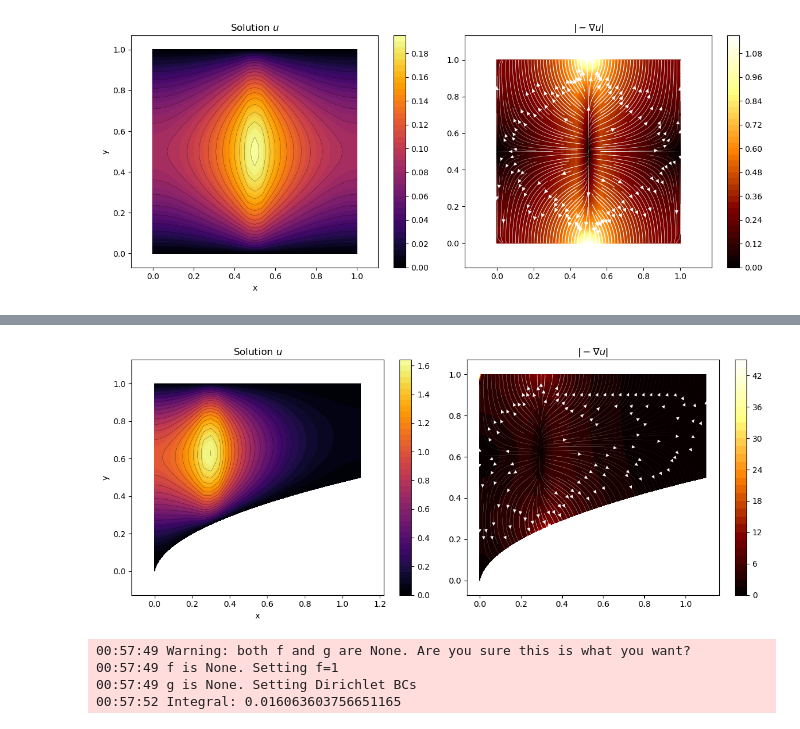
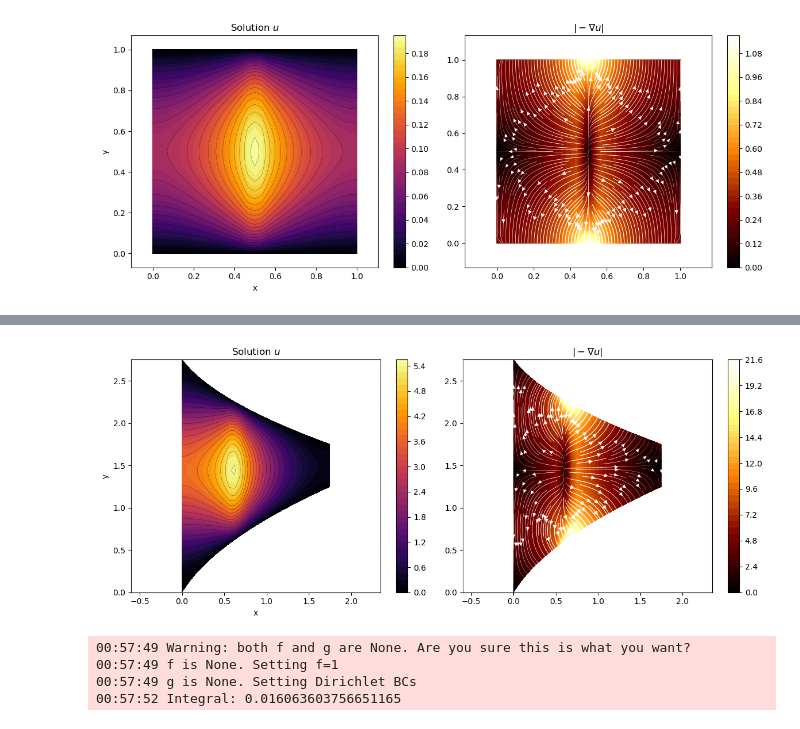
Before and after one commit to Ar-Kareem/poisson_transform, a Jupyter notebook: simple_demo.ipynb, the cells around one changed output, grey strips where cells are left out. Drawn from its saved outputs; the diff is of its cells as text; code cells hidden in the pictures.

```diff
--- a/simple_demo.ipynb
+++ b/simple_demo.ipynb
@@ -43,7 +43,7 @@ solve_and_plot(Nx=31, Ny=31, f=f, g=g)
 00:58:00 Integral: 0.08323550385934068
 [figure]
 # %%
-from poisson_2D_transform import Transformation, solve_and_plot
+from poisson_2D_transform import Transformation, solve_and_plot, plotGeometry
 def f(x, y, ksi, eta):
     """Returns f for the equation -∇2 u = f in Ω"""
     if 0.45 < ksi < 0.55:
@@ -61,8 +61,9 @@ def g(x, y, ksi, eta):
         return (1, 0, 0)
 
 ksi, eta = Transformation.get_ksi_eta()
-Tx = ksi**2 + 0.1*ksi
-Ty = 1/2*ksi*(1-eta) + eta
+Tx = ksi**2 + 0.75*ksi
+Ty = (1-eta)*(1.25*ksi) + eta*(2.75-ksi)
 transformation = Transformation(ksi, eta, Tx, Ty)
+# plotGeometry(29, 29, transformation)
 solve_and_plot(Nx=29, Ny=29, transformation=transformation, f=f, g=g)
 # %% [output]
@@ -70,4 +71,4 @@ solve_and_plot(Nx=29, Ny=29, transformation=transformation, f=f, g=g)
-[figure, old version]
+[figure, new version]
 # %%
 from poisson_2D_transform import Transformation, plotGeometry, solve_and_plot
 
```
Also changed, not shown: parts of 7 cells of this notebook.
